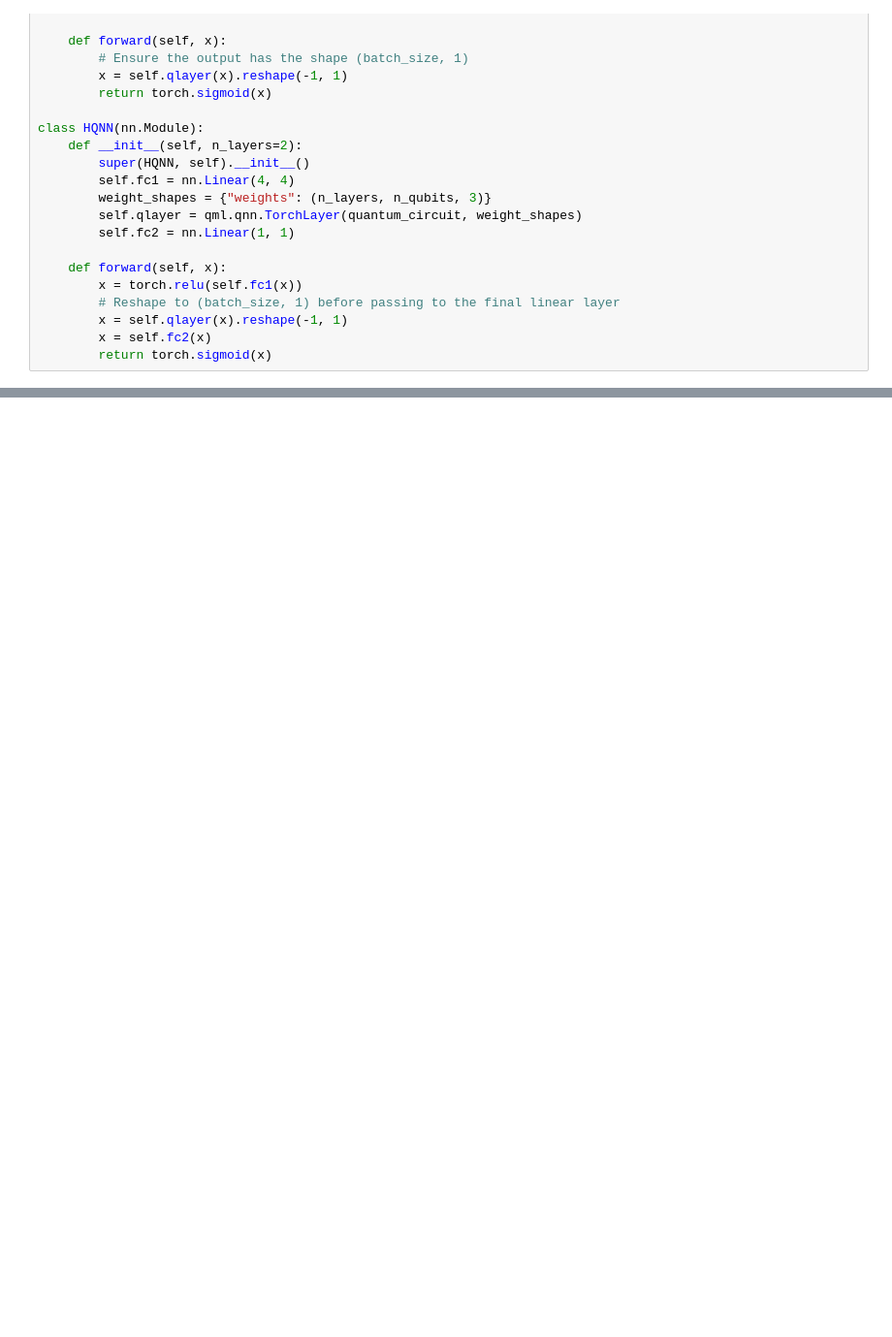
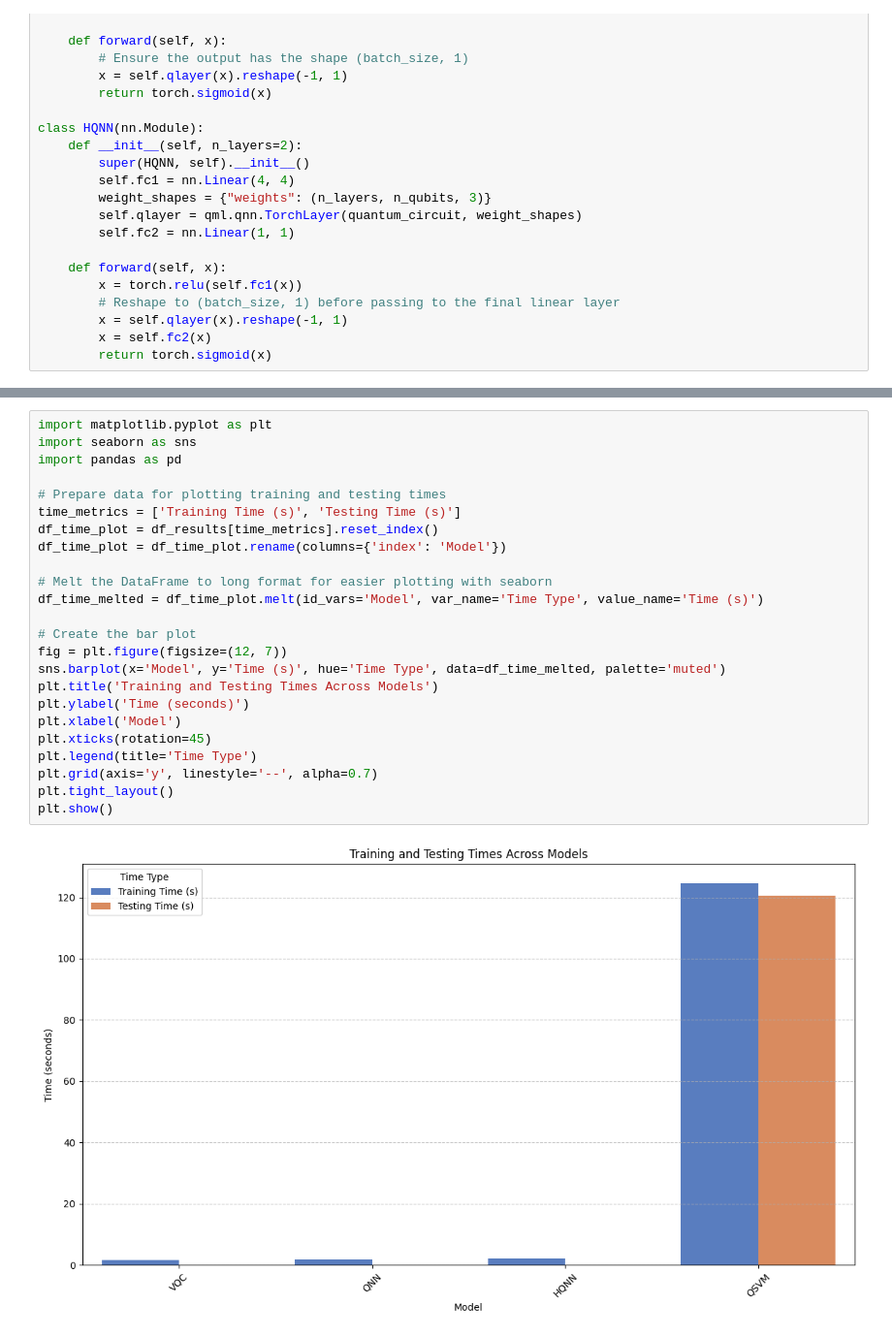
Before and after one commit to likith2109/demo-repo, a Jupyter notebook: p1.ipynb, the cells around one changed output, grey strips where cells are left out. Shown at 97% size. Drawn from its saved outputs; the diff is of its cells as text; blank space fills up the shorter version.

```diff
--- a/p1.ipynb
+++ b/p1.ipynb
@@ -230,0 +294,26 @@ QSVM  0.636364   0.586207  0.586207  0.586207         194.223585         96.1256
+# %%
+import matplotlib.pyplot as plt
+import seaborn as sns
+import pandas as pd
+
+# Prepare data for plotting training and testing times
+time_metrics = ['Training Time (s)', 'Testing Time (s)']
+df_time_plot = df_results[time_metrics].reset_index()
+df_time_plot = df_time_plot.rename(columns={'index': 'Model'})
+
+# Melt the DataFrame to long format for easier plotting with seaborn
+df_time_melted = df_time_plot.melt(id_vars='Model', var_name='Time Type', value_name='Time (s)')
+
+# Create the bar plot
+fig = plt.figure(figsize=(12, 7))
+sns.barplot(x='Model', y='Time (s)', hue='Time Type', data=df_time_melted, palette='muted')
+plt.title('Training and Testing Times Across Models')
+plt.ylabel('Time (seconds)')
+plt.xlabel('Model')
+plt.xticks(rotation=45)
+plt.legend(title='Time Type')
+plt.grid(axis='y', linestyle='--', alpha=0.7)
+plt.tight_layout()
+plt.show()
+# %% [output]
+[figure, added]
```
Also changed, not shown: parts of 19 cells of this notebook.
